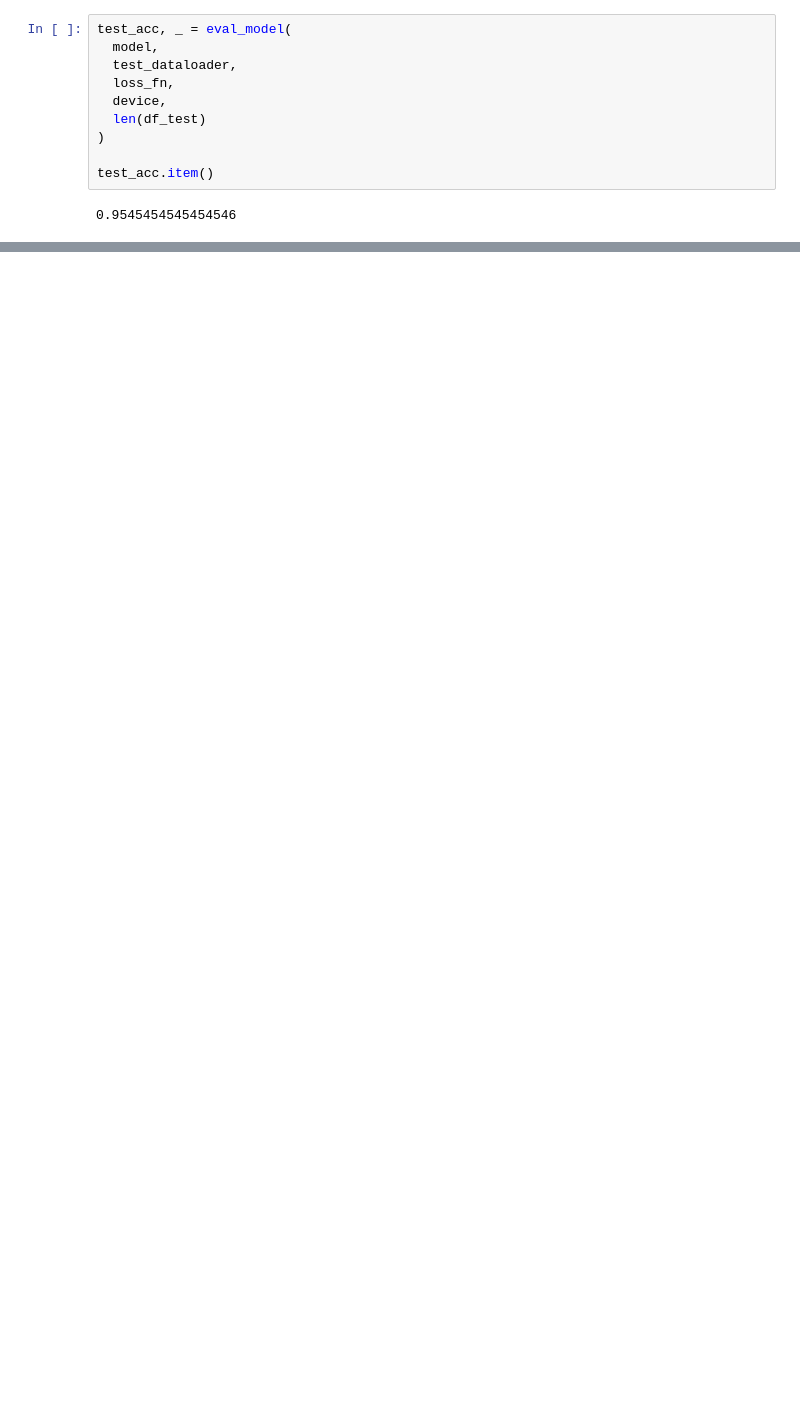
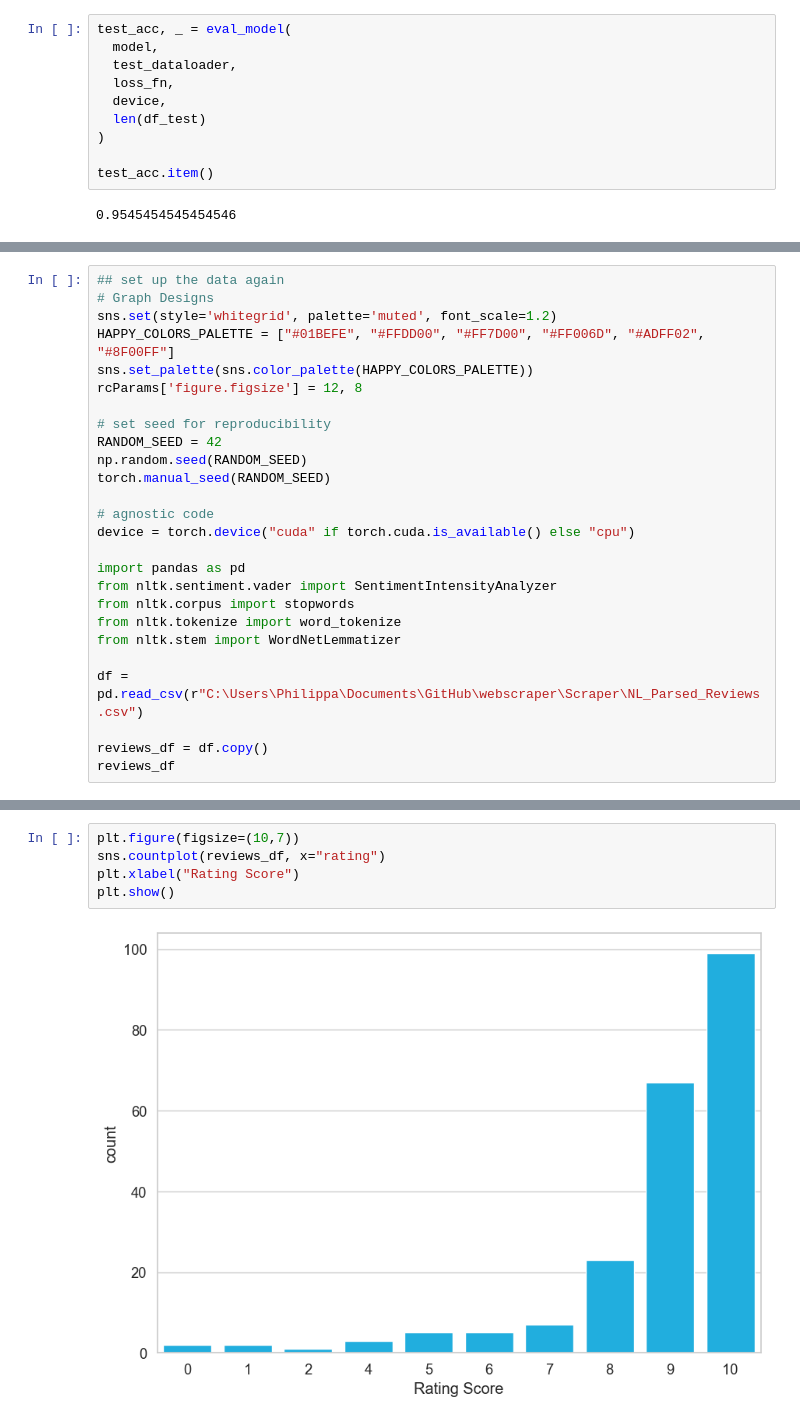
Before and after one commit to filleepa/webscraper, a Jupyter notebook: Textual_Analysis/sentimentanalysis.ipynb, the cells around one changed output, grey strips where cells are left out. Saved outputs shown, nothing was run; the diff lists cells and outputs as text; blank space fills up the shorter version.

```diff
--- a/Textual_Analysis/sentimentanalysis.ipynb
+++ b/Textual_Analysis/sentimentanalysis.ipynb
@@ -647,0 +520,26 @@ test_acc.item()
+# %%
+## set up the data again
+# Graph Designs
+sns.set(style='whitegrid', palette='muted', font_scale=1.2)
+HAPPY_COLORS_PALETTE = ["#01BEFE", "#FFDD00", "#FF7D00", "#FF006D", "#ADFF02", "#8F00FF"]
+sns.set_palette(sns.color_palette(HAPPY_COLORS_PALETTE))
+rcParams['figure.figsize'] = 12, 8
+
+# set seed for reproducibility
+RANDOM_SEED = 42
+np.random.seed(RANDOM_SEED)
+torch.manual_seed(RANDOM_SEED)
+
+# agnostic code
+device = torch.device("cuda" if torch.cuda.is_available() else "cpu")
+
+import pandas as pd
+from nltk.sentiment.vader import SentimentIntensityAnalyzer
+from nltk.corpus import stopwords
+from nltk.tokenize import word_tokenize
+from nltk.stem import WordNetLemmatizer
+
+df = pd.read_csv(r"C:\Users\Philippa\Documents\GitHub\webscraper\Scraper\NL_Parsed_Reviews.csv")
+
+reviews_df = df.copy()
+reviews_df
@@ -647,0 +560,7 @@ test_acc.item()
+# %%
+plt.figure(figsize=(10,7))
+sns.countplot(reviews_df, x="rating")
+plt.xlabel("Rating Score")
+plt.show()
+# %% [output]
+[figure, added]
```
Also changed, not shown: parts of 44 cells of this notebook.
